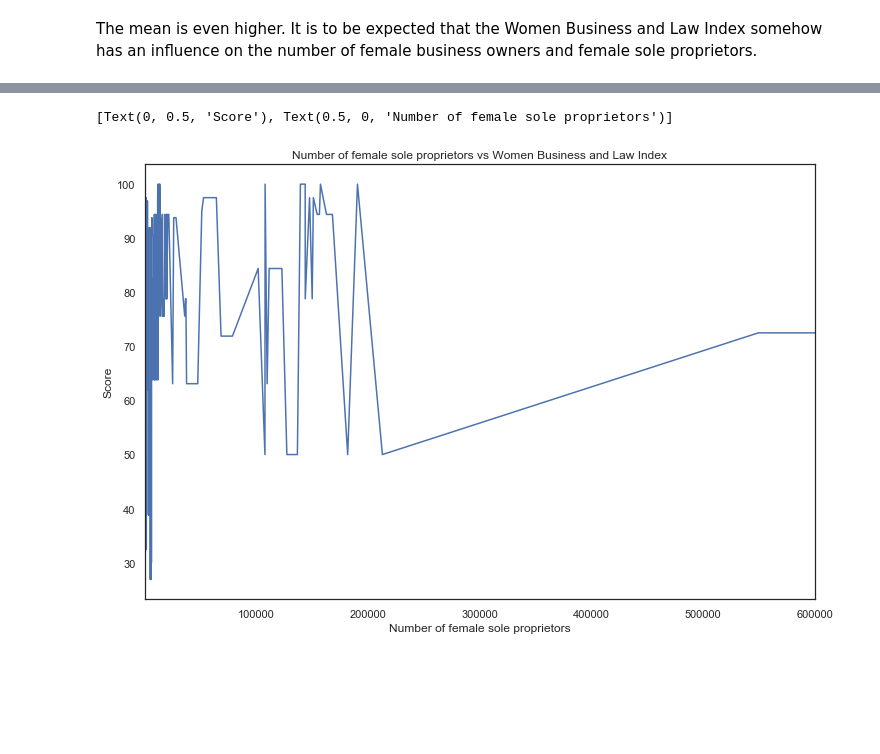
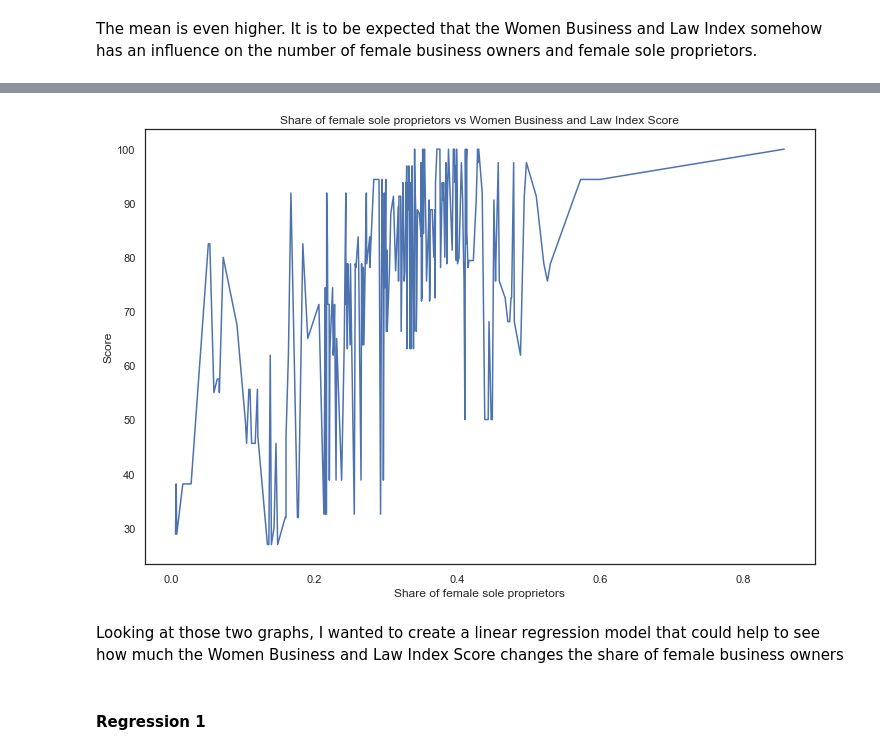
Before and after one commit to sabrinabluhm/femaleEntrepreneurship, a Jupyter notebook: Data/World Bank data - cleaning and analyzing.ipynb, the cells around one changed output, grey strips where cells are left out. Drawn from its saved outputs; the diff is of its cells as text; code cells hidden in the pictures; blank space fills up the shorter version.

```diff
--- a/Data/World Bank data - cleaning and analyzing.ipynb
+++ b/Data/World Bank data - cleaning and analyzing.ipynb
@@ -203,0 +209,8 @@ worldbankdata.head(6)
+# %%
+# add numbers for the income group (relevant for the analysis later)
+worldbankdata.loc[worldbankdata["Income group"] == "Low income", "Income group category"] = 1
+worldbankdata.loc[worldbankdata["Income group"] == "Lower middle income", "Income group category"] = 2
+worldbankdata.loc[worldbankdata["Income group"] == "Upper middle income", "Income group category"] = 3
+worldbankdata.loc[worldbankdata["Income group"] == "High income", "Income group category"] = 4
+
+worldbankdata.head(10)
@@ -738,16 +824,19 @@ ax.set(xlabel="Number of female business owners", ylabel="Score")
 # %%
-# create table for number of female sole proprietors & Women Business and Law Index
+# create table for share of female sole proprietors & Women Business and Law Index
 
-x1 = worldbankdata["Number of female sole proprietors"].tolist()
+x1 = worldbankdata["Share of female sole proprietors"].tolist()
 y2 = worldbankdata["WomenBusinessIndex"].tolist()
 
 fig, ax = plt.subplots(figsize=(12,8))
 ax = sns.lineplot(data=worldbankdata,
                  x=x1,
                  y=y2)
-ax.set_xlim([1,600000])
-ax.set_title("Number of female sole proprietors vs Women Business and Law Index");
-ax.set(xlabel="Number of female sole proprietors", ylabel="Score")
+
+ax.set_title("Share of female sole proprietors vs Women Business and Law Index Score");
+ax.set(xlabel="Share of female sole proprietors", ylabel="Score");
 # %% [output]
-[Text(0, 0.5, 'Score'), Text(0.5, 0, 'Number of female sole proprietors')]
-[figure, old version]
+[figure, new version]
+# %% [markdown]
+Looking at those two graphs, I wanted to create a linear regression model that could help to see how much the Women Business and Law Index Score changes the share of female business owners
+# %% [markdown]
+#### Regression 1
```
Also changed, not shown: parts of 42 cells of this notebook, 1 other file.
